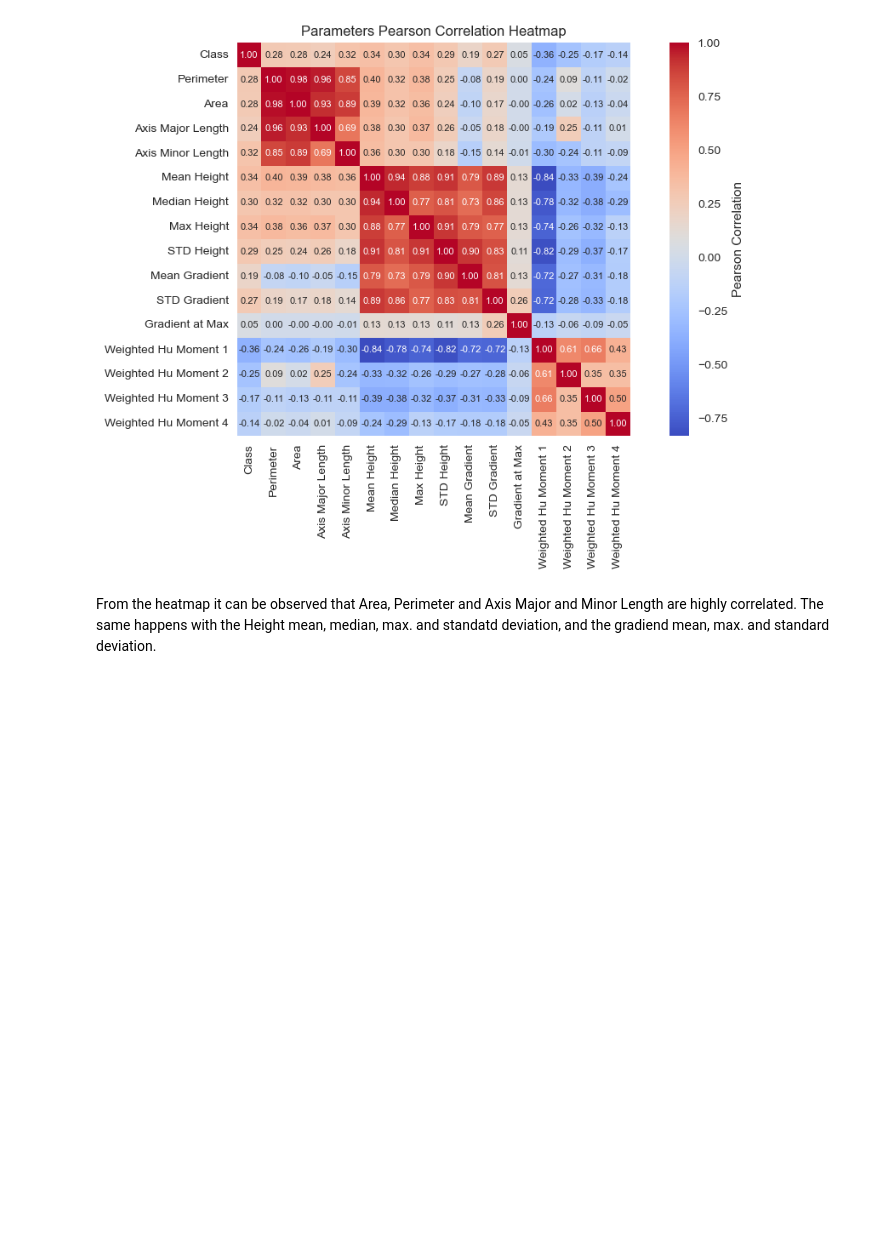
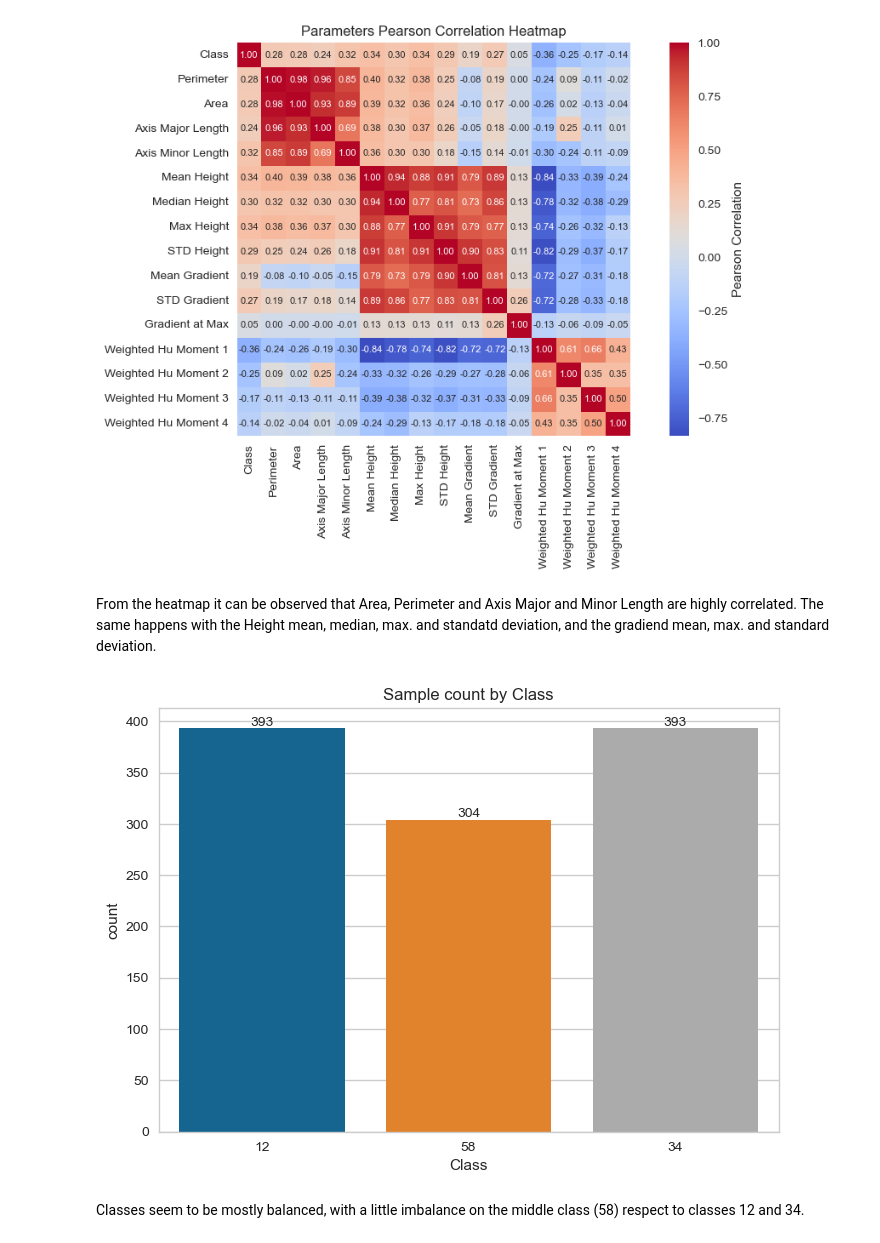
Before and after one commit to anqi-j/morphological-image-processing, a Jupyter notebook: classify/data_preprocessing.ipynb, the cells around one changed output. Cells and saved outputs as stored; diff of their text form; code cells hidden in the pictures; blank space fills up the shorter version.

Commit message:
Add countplot per classes to visualize class imbalance.

```diff
--- a/classify/data_preprocessing.ipynb
+++ b/classify/data_preprocessing.ipynb
@@ -117,3 +117,15 @@ plt.show()
 [figure]
 # %% [markdown]
 From the heatmap it can be observed that Area, Perimeter and Axis Major and Minor Length are highly correlated. The same happens with the Height mean, median, max. and standatd deviation, and the gradiend mean, max. and standard deviation.
+# %%
+# Countplot per Class
+order = data_df.Class.unique()
+plt.title('Sample count by Class')
+ax = sns.countplot(data=data_df,x='Class', order=order)
+ax.bar_label(ax.containers[0])
+
+plt.show()
+# %% [output]
+[figure, added]
+# %% [markdown]
+Classes seem to be mostly balanced, with a little imbalance on the middle class (58) respect to classes 12 and 34.
```
